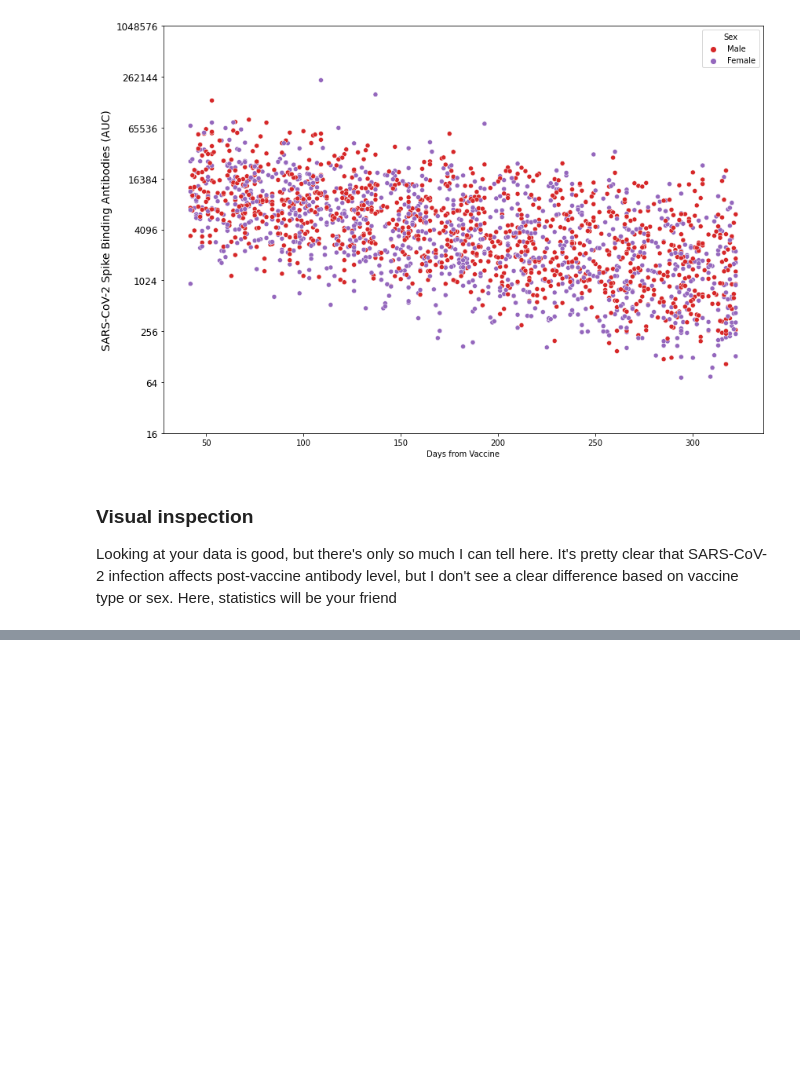
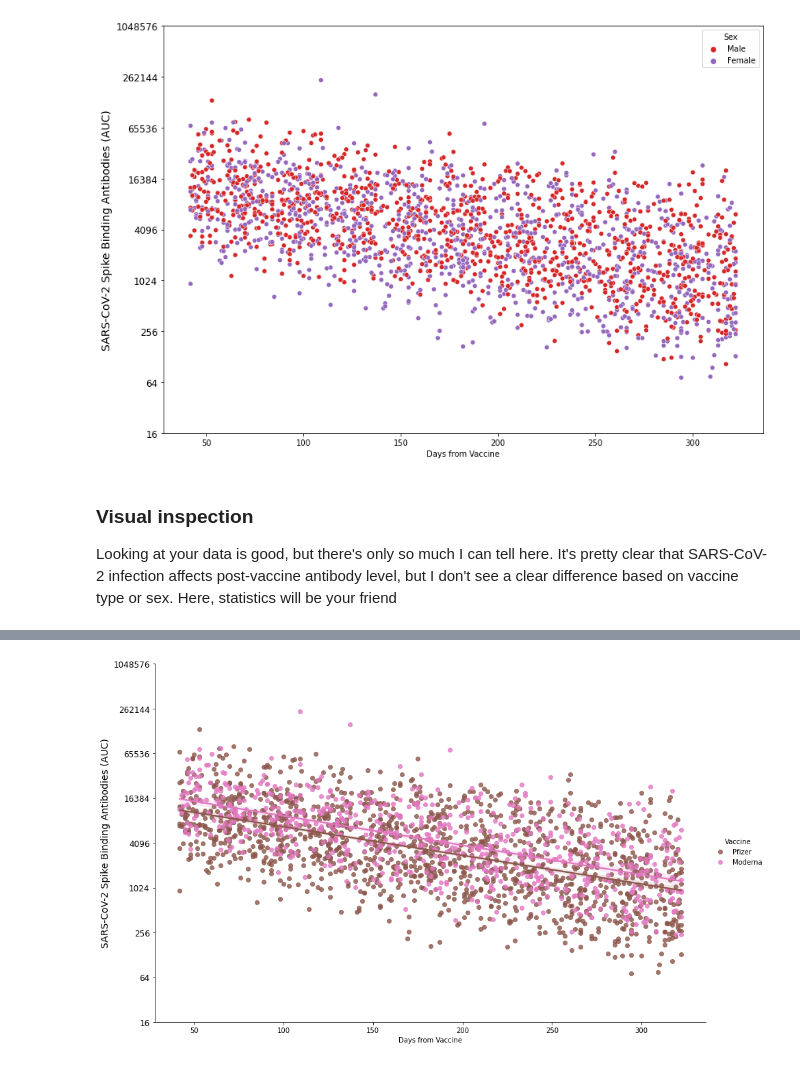
Before and after one commit to crgl/pvi_sds_d1, a Jupyter notebook: Demo.ipynb, the cells around one changed output, grey strips where cells are left out. Drawn from its saved outputs; the diff is of its cells as text; code cells hidden in the pictures; blank space fills up the shorter version.

```diff
--- a/Demo.ipynb
+++ b/Demo.ipynb
@@ -144,0 +169,11 @@ Looking at your data is good, but there's only so much I can tell here. It's pre
+# %%
+pal = [sns.color_palette()[5], sns.color_palette()[6]]
+
+g = sns.lmplot(data=samples_annot, x='Days from Vaccine', y='Log2AUC', hue='Vaccine', hue_order=['Pfizer', 'Moderna'], palette=pal, height=8, aspect=1.5, facet_kws={'legend_out': True})
+
+plt.yticks(g.ax.get_yticks(), np.exp2(g.ax.get_yticks()).astype(int), fontsize=12)
+g.ax.set_ylabel('SARS-CoV-2 Spike Binding Antibodies (AUC)', fontsize=14)
+
+plt.show()
+# %% [output]
+[figure, added]
```
Also changed, not shown: parts of 22 cells of this notebook.
